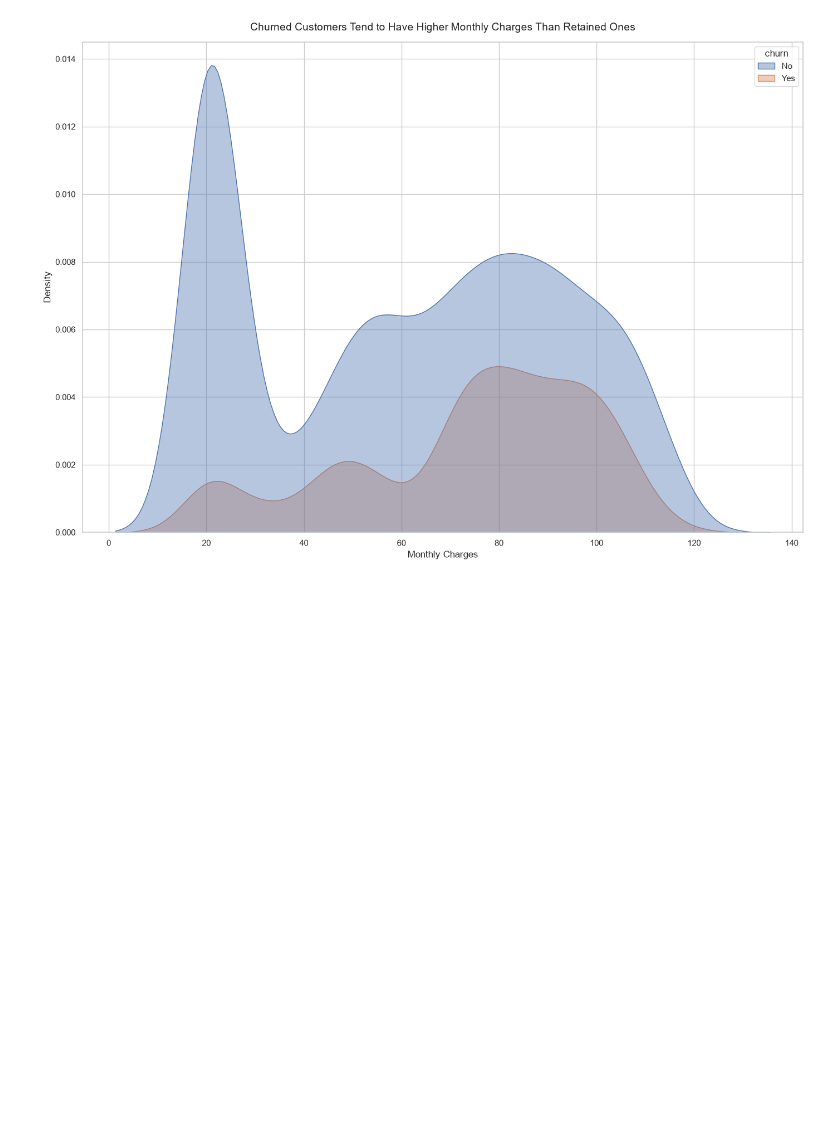
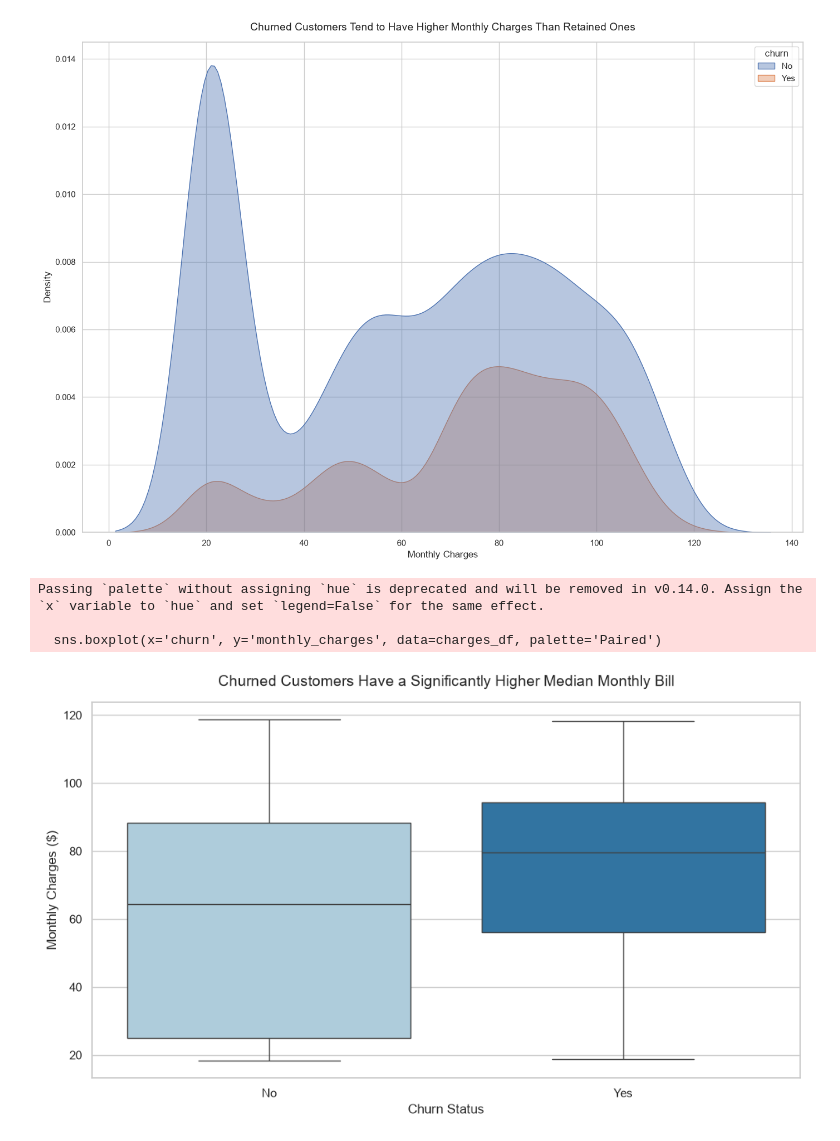
Before and after one commit to OmSoni-1/customer_retention_platform, a Jupyter notebook: notebooks/03_eda.ipynb, the cells around one changed output. Cells and saved outputs as stored; diff of their text form; code cells hidden in the pictures; blank space fills up the shorter version.

Commit message:
Added more visuals

```diff
--- a/notebooks/03_eda.ipynb
+++ b/notebooks/03_eda.ipynb
@@ -219,3 +219,26 @@ plt.savefig("../outputs/monthly_charges_distribution.png", dpi=150, bbox_inches=
 plt.show()
 # %% [output]
 [figure]
+# %%
+# Assuming your DataFrame is named 'df' and contains 'churn_category' (or 'churn') and 'monthly_charges'
+plt.figure(figsize=(10, 6))
+
+# Create the boxplot
+# x='churn' splits the data into two boxes (Yes vs No)
+# y='monthly_charges' plots the distribution of the bills on the vertical axis
+sns.boxplot(x='churn', y='monthly_charges', data=charges_df, palette='Paired')
+
+# Add descriptive titles and labels
+plt.title('Churned Customers Have a Significantly Higher Median Monthly Bill', fontsize=14, pad=15)
+plt.xlabel('Churn Status', fontsize=12)
+plt.ylabel('Monthly Charges ($)', fontsize=12)
+
+# Save to the outputs folder at 150 DPI as per your project conventions
+plt.tight_layout()
+plt.savefig("../outputs/monthly_charges_boxplot.png", dpi=150, bbox_inches='tight')
+plt.show()
+# %% [output]
+Passing `palette` without assigning `hue` is deprecated and will be removed in v0.14.0. Assign the `x` variable to `hue` and set `legend=False` for the same effect.
+
+  sns.boxplot(x='churn', y='monthly_charges', data=charges_df, palette='Paired')
+[figure, added]
```
Also changed, not shown: parts of 1 cell of this notebook, 4 other files.
